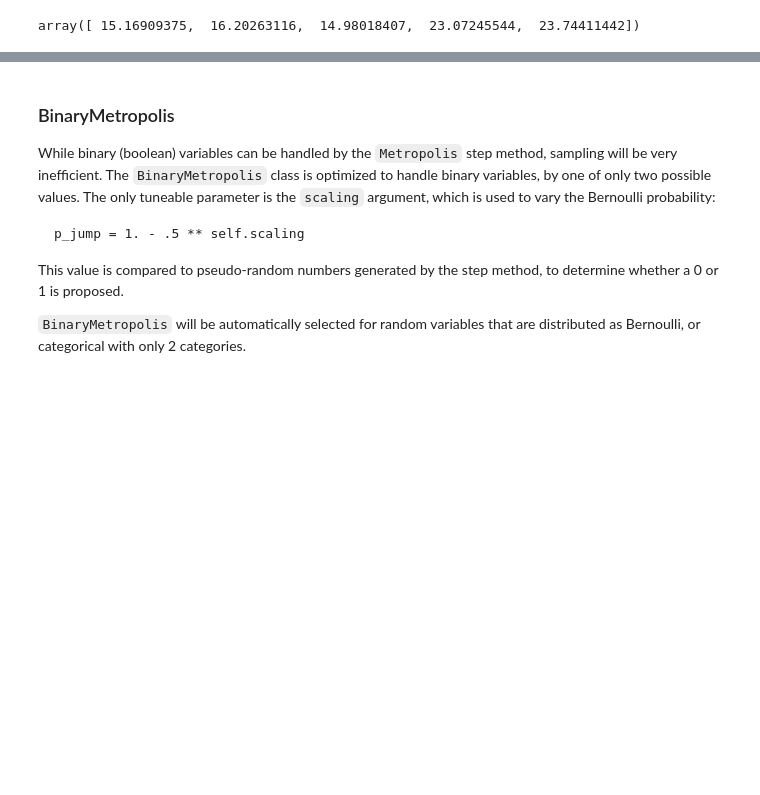
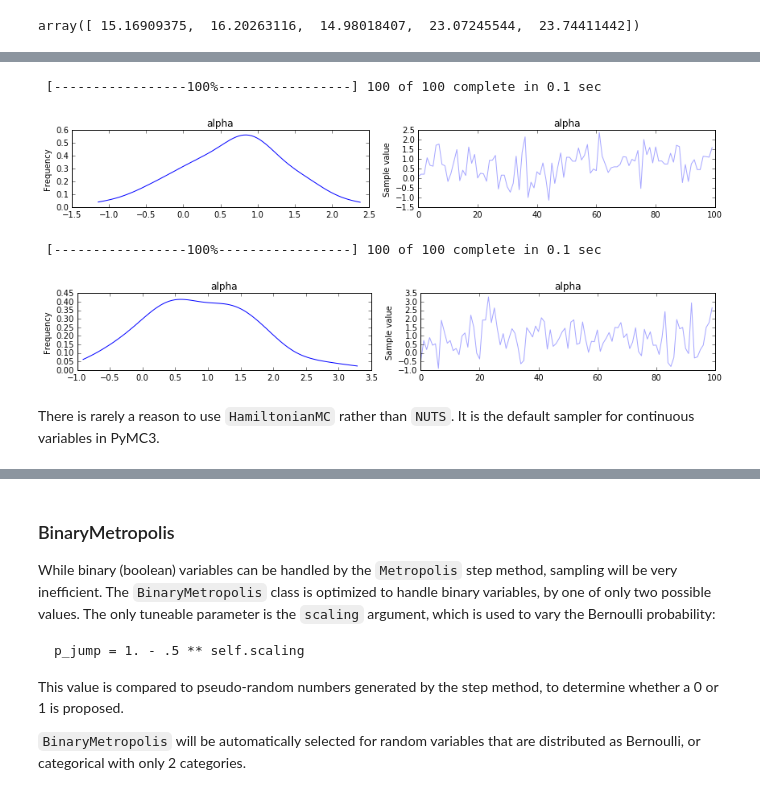
Before and after one commit to fonnesbeck/PyMC3_Oslo, a Jupyter notebook: notebooks/5. Model Building with PyMC3.ipynb, the cells around one changed output, grey strips where cells are left out. Cells and saved outputs as stored; diff of their text form; code cells hidden in the pictures; blank space fills up the shorter version.

```diff
--- a/notebooks/5. Model Building with PyMC3.ipynb
+++ b/notebooks/5. Model Building with PyMC3.ipynb
@@ -462,0 +461,20 @@ amount of tuning should decrease to zero, or tuning should become very infrequen
+# %%
+with bioassay_model:
+    trace_90 = pm.sample(100, step=pm.NUTS(target_accept=0.9))
+# %% [output]
+ [-----------------100%-----------------] 100 of 100 complete in 0.1 sec
+# %%
+pm.traceplot(trace_90, varnames=['alpha']);
+# %% [output]
+[figure, added]
+# %%
+with bioassay_model:
+    trace_99 = pm.sample(100, step=pm.NUTS(target_accept=0.99))
+# %% [output]
+ [-----------------100%-----------------] 100 of 100 complete in 0.1 sec
+# %%
+pm.traceplot(trace_99, varnames=['alpha']);
+# %% [output]
+[figure, added]
+# %% [markdown]
+There is rarely a reason to use `HamiltonianMC` rather than `NUTS`. It is the default sampler for continuous variables in PyMC3.
```
Also changed, not shown: parts of 3 cells of this notebook, 3 other files.
